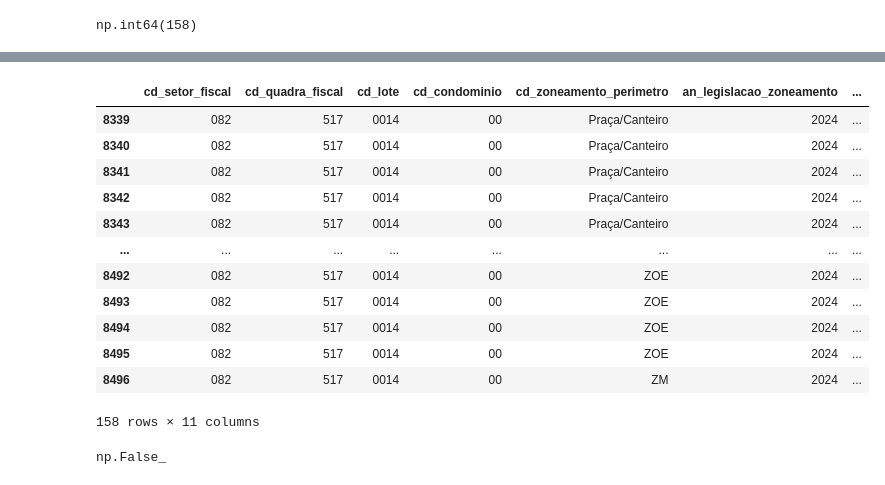
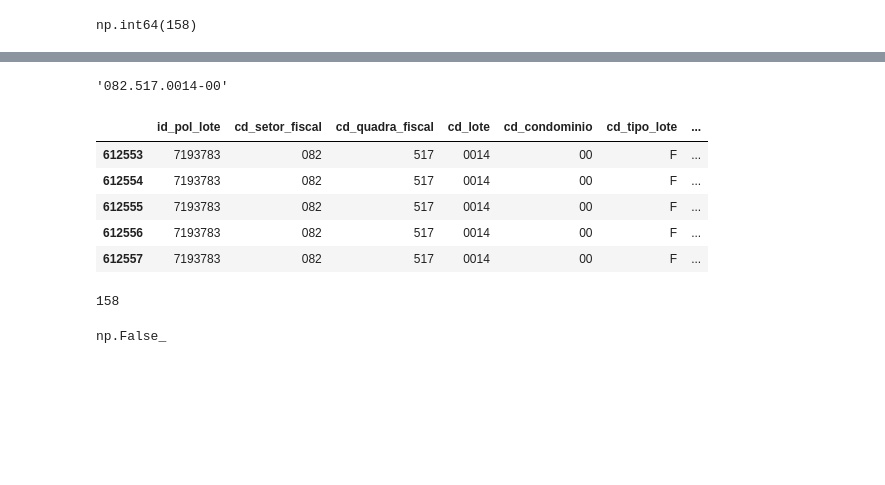
Before and after one commit to h-pgy/zoneamento_lotes_pmsp, a Jupyter notebook: 02_eda_dashboard.ipynb, the cells around one changed output, grey strips where cells are left out. Cells and saved outputs as stored; diff of their text form; code cells hidden in the pictures; blank space fills up the shorter version.

```diff
--- a/02_eda_dashboard.ipynb
+++ b/02_eda_dashboard.ipynb
@@ -88,19 +88,22 @@ Name: 30832, dtype: object
+# %%
+sql_usp = duplicados_por_sql.loc[duplicados_por_sql['count'].argmax()]['sql']
+sql_usp
+# %% [output]
+'082.517.0014-00'
 # %%
-df[df['sql']=='082.517.0014']
+df_usp = df[df['sql']==sql_usp]
+df_usp.head()
 # %% [output]
-|  | cd_setor_fiscal | cd_quadra_fiscal | cd_lote | cd_condominio | cd_zoneamento_perimetro | an_legislacao_zoneamento | ... |
-| 8339 | 082 | 517 | 0014 | 00 | Praça/Canteiro | 2024 | ... |
-| 8340 | 082 | 517 | 0014 | 00 | Praça/Canteiro | 2024 | ... |
-| 8341 | 082 | 517 | 0014 | 00 | Praça/Canteiro | 2024 | ... |
-| 8342 | 082 | 517 | 0014 | 00 | Praça/Canteiro | 2024 | ... |
-| 8343 | 082 | 517 | 0014 | 00 | Praça/Canteiro | 2024 | ... |
-| ... | ... | ... | ... | ... | ... | ... | ... |
-| 8492 | 082 | 517 | 0014 | 00 | ZOE | 2024 | ... |
-| 8493 | 082 | 517 | 0014 | 00 | ZOE | 2024 | ... |
-| 8494 | 082 | 517 | 0014 | 00 | ZOE | 2024 | ... |
-| 8495 | 082 | 517 | 0014 | 00 | ZOE | 2024 | ... |
-| 8496 | 082 | 517 | 0014 | 00 | ZM | 2024 | ... |
+|  | id_pol_lote | cd_setor_fiscal | cd_quadra_fiscal | cd_lote | cd_condominio | cd_tipo_lote | ... |
+| 612553 | 7193783 | 082 | 517 | 0014 | 00 | F | ... |
+| 612554 | 7193783 | 082 | 517 | 0014 | 00 | F | ... |
+| 612555 | 7193783 | 082 | 517 | 0014 | 00 | F | ... |
+| 612556 | 7193783 | 082 | 517 | 0014 | 00 | F | ... |
+| 612557 | 7193783 | 082 | 517 | 0014 | 00 | F | ... |
-158 rows × 11 columns
+# %%
+df_usp.shape[0]
+# %% [output]
+158
 # %%
 #só uma checagem, nao deveria ter nenhum perimetro duplicado aqui pois um mesmo perimetro nao deve ser "duas vezes" interseccao
 # com um mesmo lote, ou seja, o mesmo lote nao deveria ter mais de um registro de interseccção com o mesmo perimetro de zoneamento
```
Also changed, not shown: parts of 78 cells of this notebook, 1 other file.
